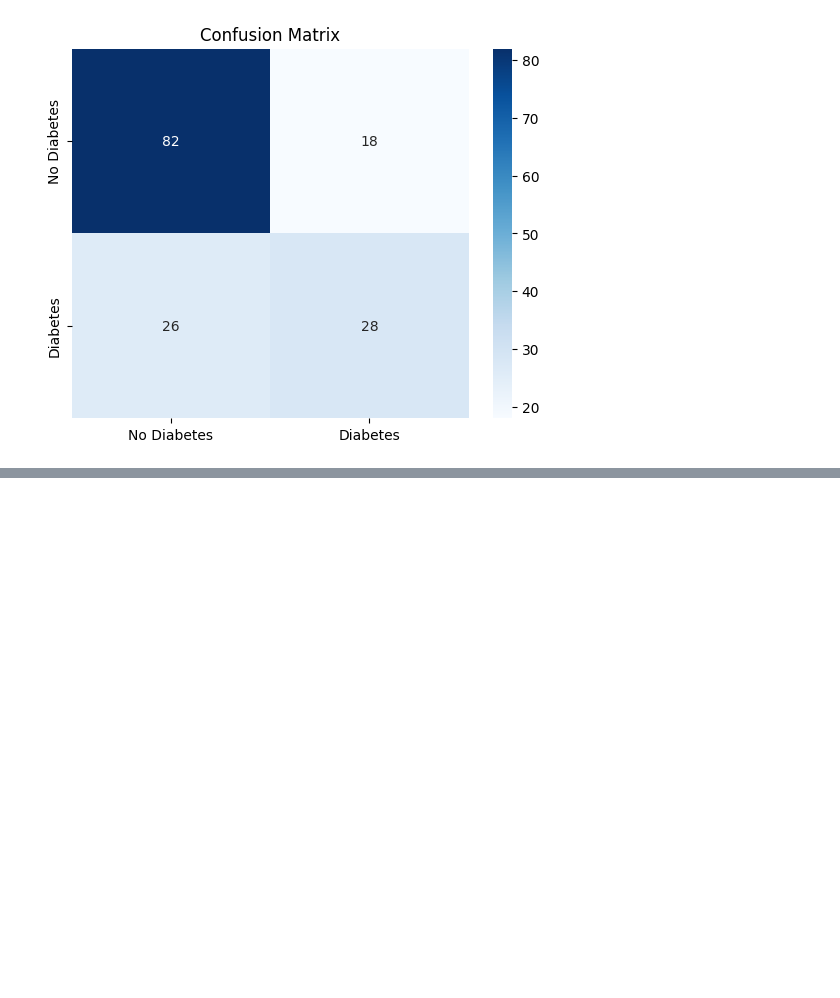
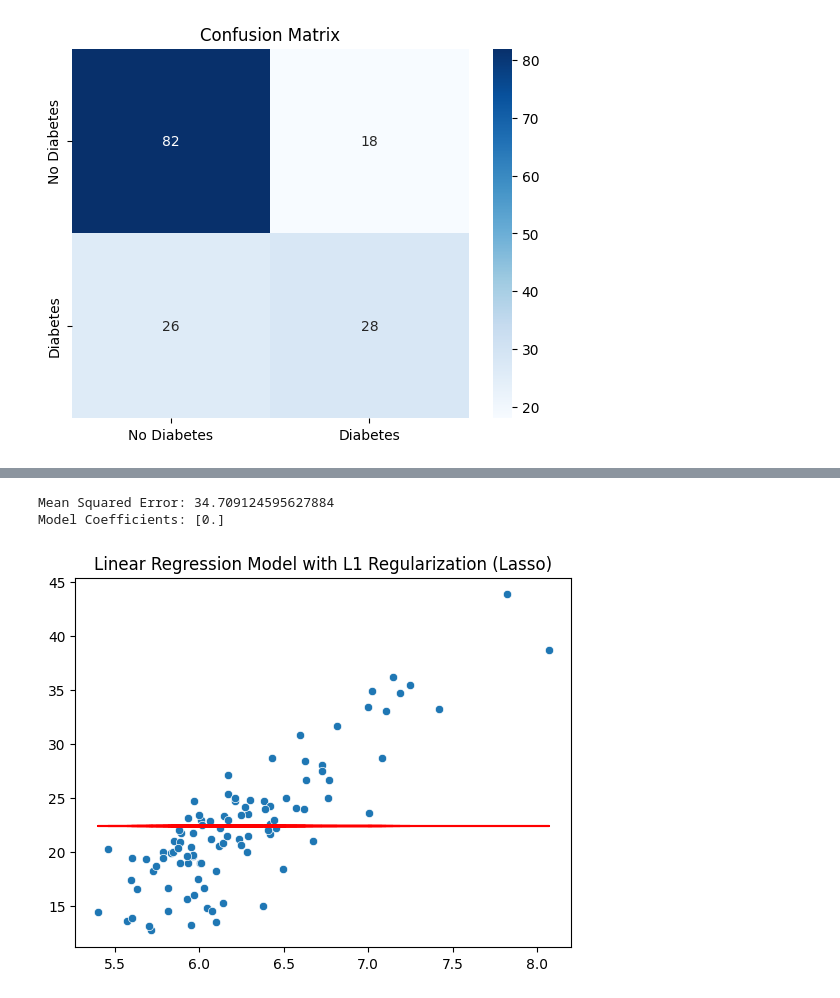
Before and after one commit to ramaraghava13/Machine-Learning, a Jupyter notebook: Ml_lab.ipynb, the cells around one changed output, grey strips where cells are left out. Saved outputs shown, nothing was run; the diff lists cells and outputs as text; code cells hidden in the pictures; blank space fills up the shorter version.

```diff
--- a/Ml_lab.ipynb
+++ b/Ml_lab.ipynb
@@ -948,0 +1098,49 @@ weighted avg       0.71      0.71      0.71       154
+# %%
+#Example of Lasso Regression in Python:
+import warnings
+warnings.filterwarnings("ignore")
+
+import numpy as np
+import pandas as pd
+import seaborn as sns
+import matplotlib.pyplot as plt
+from sklearn.preprocessing import PolynomialFeatures
+from sklearn.linear_model import LinearRegression, Lasso, Ridge
+from sklearn.metrics import mean_squared_error
+
+# Loading data
+URL = "https://raw.githubusercontent.com/jbrownlee/Datasets/master/housing.csv"
+df = pd.read_csv(URL, header=None)
+
+# selecting a single feature
+# using 100 instances for simplicity
+X = df.loc[:100, 5].values
+y = df.loc[:100, 13].values
+
+# reshaping the data
+X_reshaped = X.reshape(-1, 1)
+y_reshaped = y.reshape(-1, 1)
+
+# instantiating the lasso regression model
+lasso = Lasso(alpha=10)
+
+# training the model
+lasso.fit(X_reshaped, y_reshaped)
+
+# making predictions
+y_pred = lasso.predict(X_reshaped)
+
+# evaluating the model
+mse = mean_squared_error(y_reshaped, y_pred)
+print(f"Mean Squared Error: {mse}")
+print(f"Model Coefficients: {lasso.coef_}\n")
+
+# plotting the line of best fit
+sns.scatterplot(x=X, y=y)
+plt.plot(X_reshaped, y_pred, color="red")
+plt.title("Linear Regression Model with L1 Regularization (Lasso)")
+plt.show()
+# %% [output]
+Mean Squared Error: 34.709124595627884
+Model Coefficients: [0.]
+[figure, added]
```
Also changed, not shown: parts of 53 cells of this notebook.
